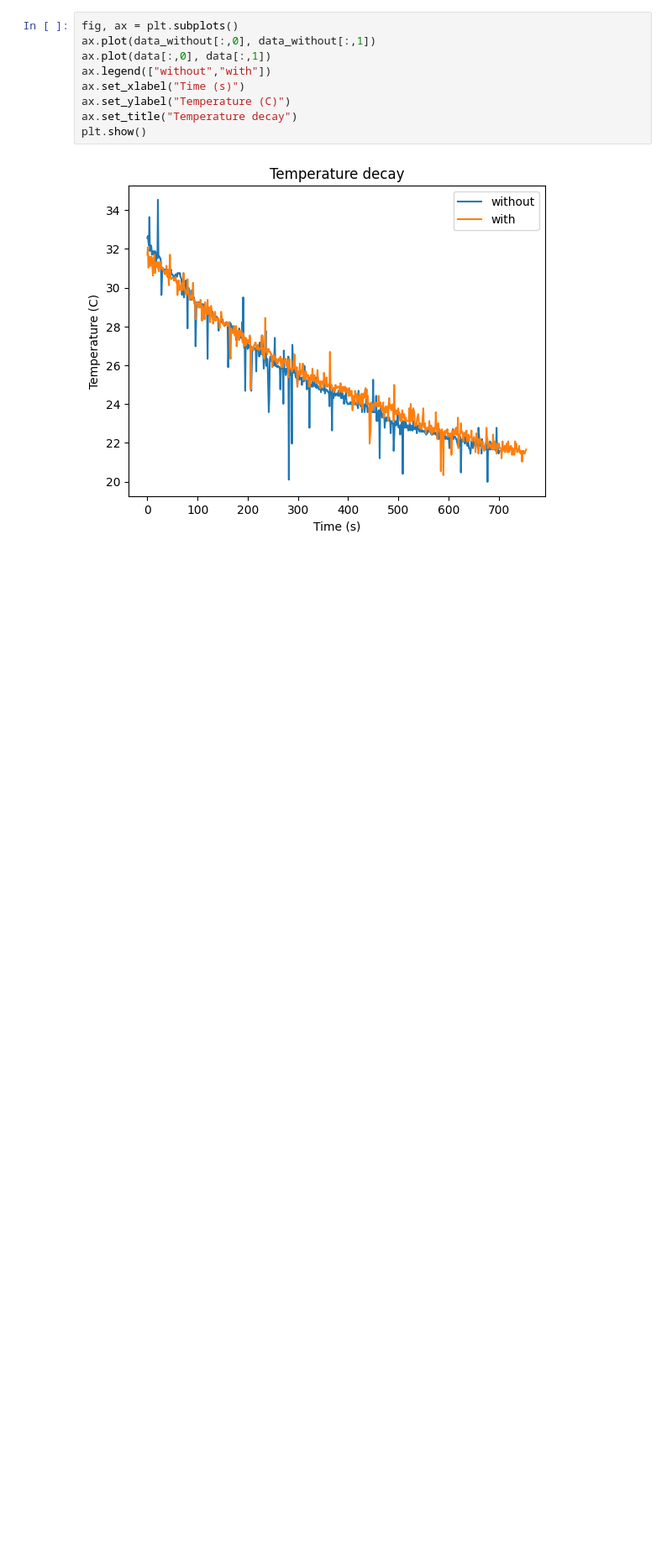
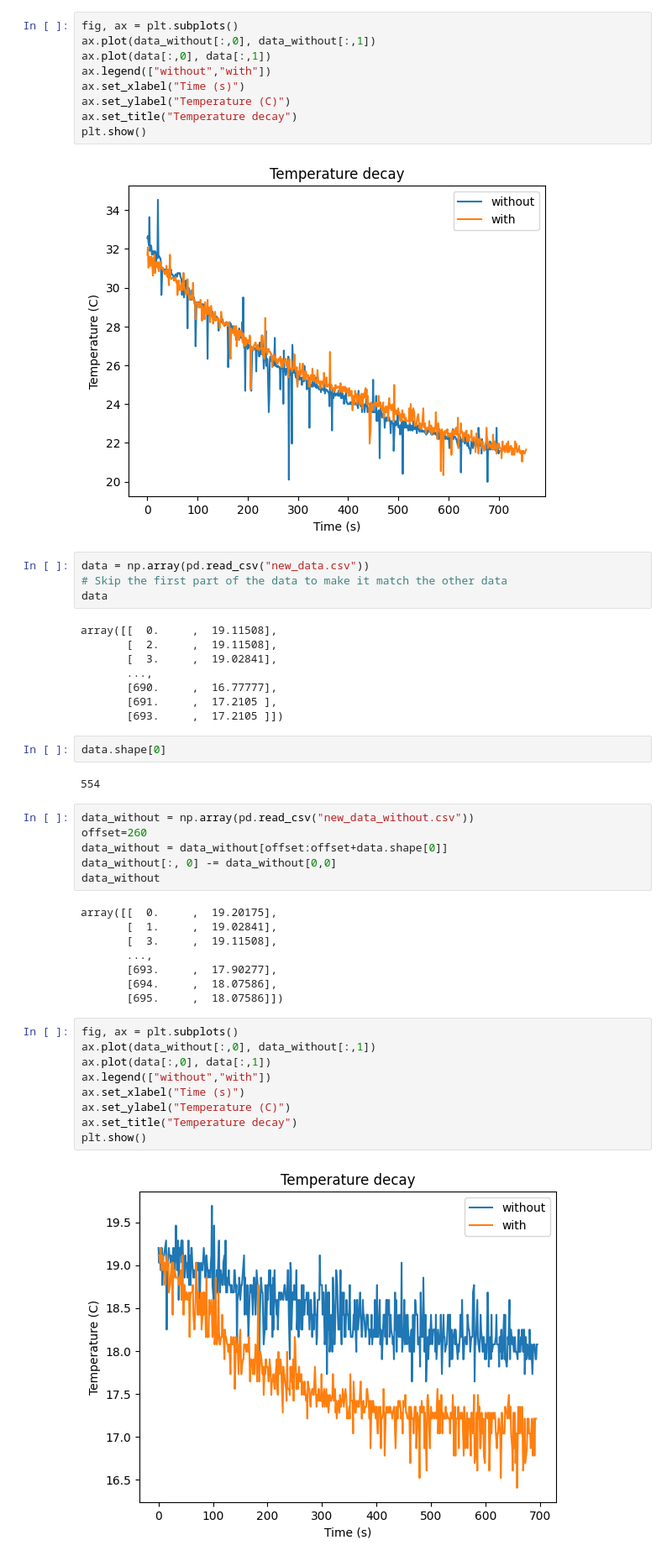
Before and after one commit to Zak9O/DB4, a Jupyter notebook: data_processing/isolation/data_processing.ipynb, the cells around one changed output. Shown at 84% size. Saved outputs shown, nothing was run; the diff lists cells and outputs as text; blank space fills up the shorter version.

```diff
--- a/data_processing/isolation/data_processing.ipynb
+++ b/data_processing/isolation/data_processing.ipynb
@@ -38,3 +38,44 @@ ax.set_title("Temperature decay")
 plt.show()
 # %% [output]
 [figure]
+# %%
+data = np.array(pd.read_csv("new_data.csv"))
+# Skip the first part of the data to make it match the other data
+data
+# %% [output]
+array([[  0.     ,  19.11508],
+       [  2.     ,  19.11508],
+       [  3.     ,  19.02841],
+       ...,
+       [690.     ,  16.77777],
+       [691.     ,  17.2105 ],
+       [693.     ,  17.2105 ]])
+# %%
+data.shape[0]
+# %% [output]
+554
+# %%
+data_without = np.array(pd.read_csv("new_data_without.csv"))
+offset=260
+data_without = data_without[offset:offset+data.shape[0]]
+data_without[:, 0] -= data_without[0,0]
+data_without
+# %% [output]
+array([[  0.     ,  19.20175],
+       [  1.     ,  19.02841],
+       [  3.     ,  19.11508],
+       ...,
+       [693.     ,  17.90277],
+       [694.     ,  18.07586],
+       [695.     ,  18.07586]])
+# %%
+fig, ax = plt.subplots()
+ax.plot(data_without[:,0], data_without[:,1])
+ax.plot(data[:,0], data[:,1])
+ax.legend(["without","with"])
+ax.set_xlabel("Time (s)")
+ax.set_ylabel("Temperature (C)")
+ax.set_title("Temperature decay")
+plt.show()
+# %% [output]
+[figure, added]
```
Also changed, not shown: 3 other files.
